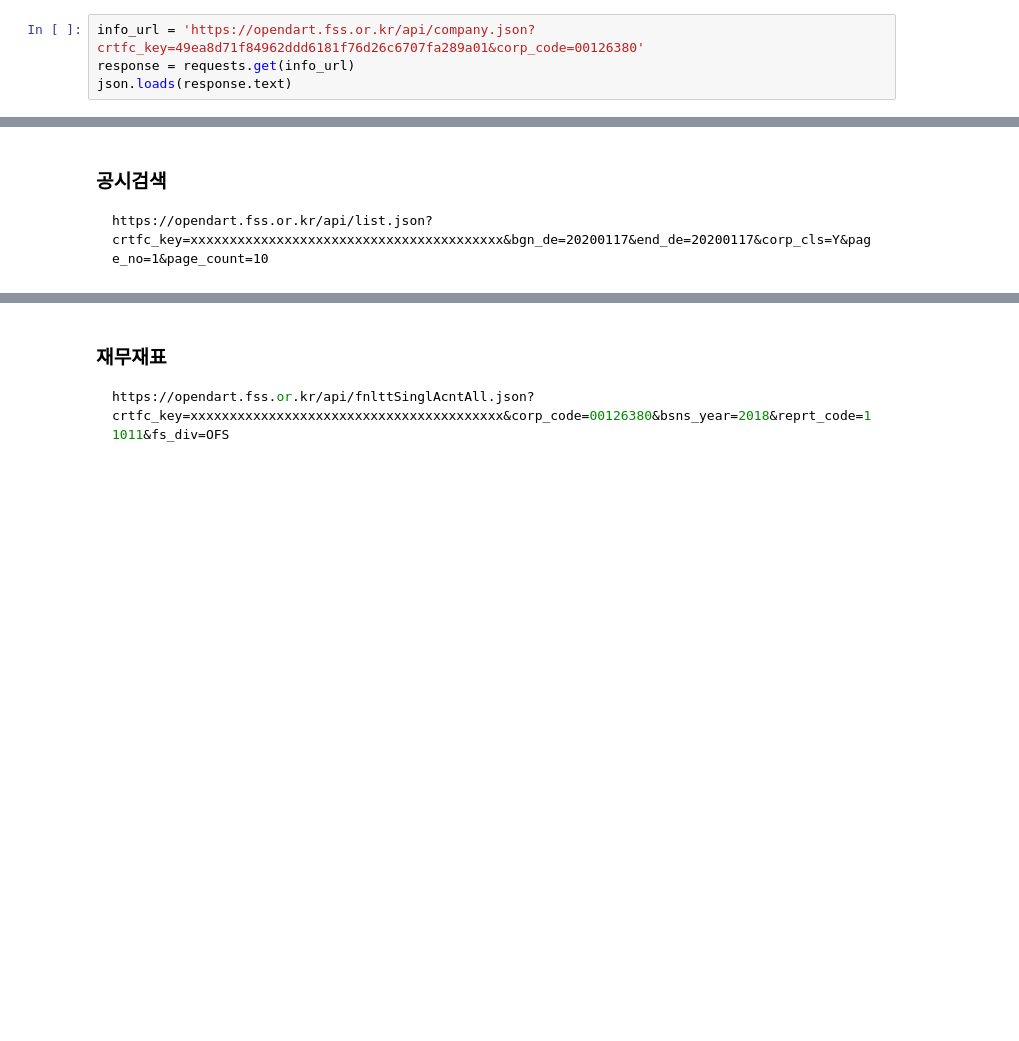
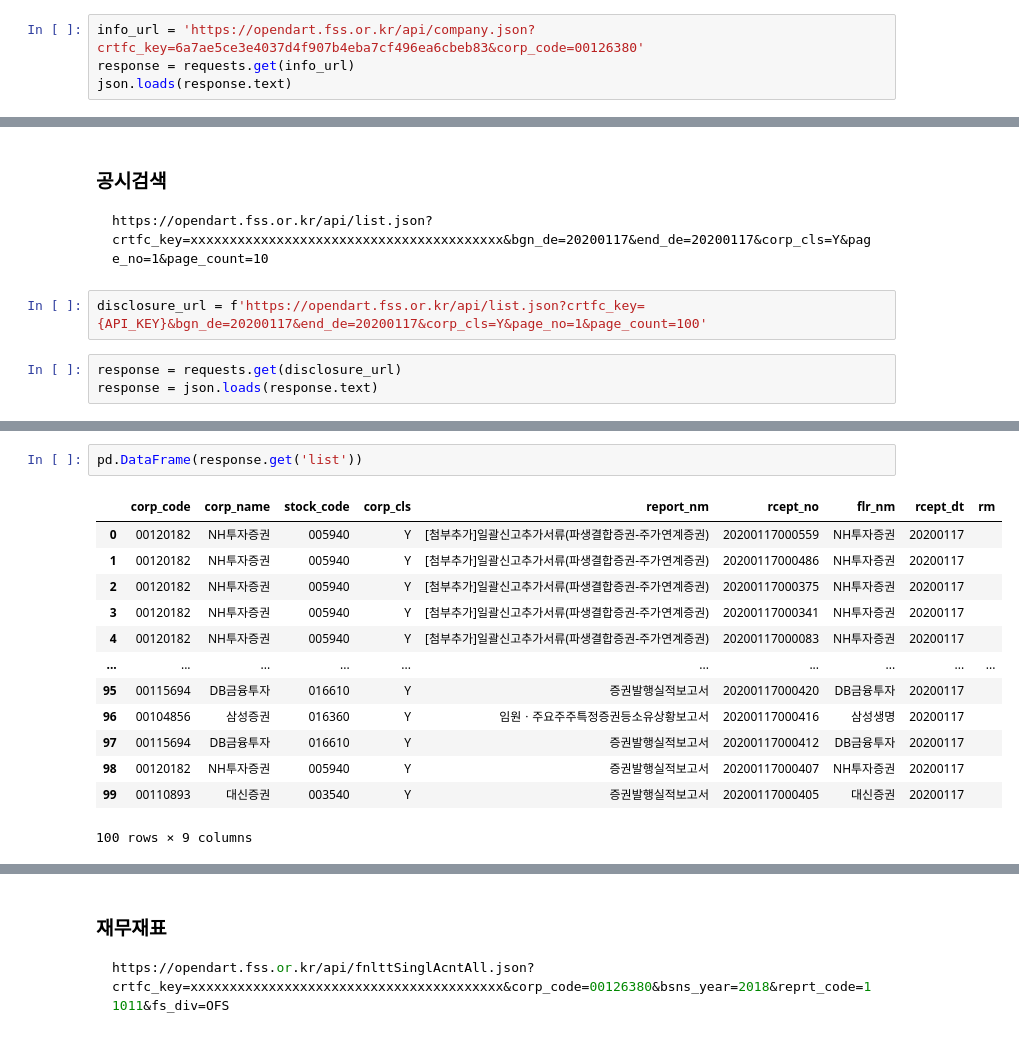
Before and after one commit to jikukjs/BigDataClass, a Jupyter notebook: bigdata 1/day07.ipynb, the cells around one changed output, grey strips where cells are left out. Saved outputs shown, nothing was run; the diff lists cells and outputs as text; blank space fills up the shorter version.

````diff
--- a/bigdata 1/day07.ipynb
+++ b/bigdata 1/day07.ipynb
@@ -43,7 +66,7 @@ API_CODE = '49ea8d71f84962ddd6181f76d26c6707fa289a01'
 https://opendart.fss.or.kr/api/company.json?crtfc_key=xxxxxxxxxxxxxxxxxxxxxxxxxxxxxxxxxxxxxxxx&corp_code=00126380
 ```
 # %%
-info_url = 'https://opendart.fss.or.kr/api/company.json?crtfc_key=49ea8d71f84962ddd6181f76d26c6707fa289a01&corp_code=00126380'
+info_url = 'https://opendart.fss.or.kr/api/company.json?crtfc_key=6a7ae5ce3e4037d4f907b4eba7cf496ea6cbeb83&corp_code=00126380'
 response = requests.get(info_url)
 json.loads(response.text)
 # %% [output]
@@ -72,3 +95,8 @@ json.loads(response.text)
 ```
 https://opendart.fss.or.kr/api/list.json?crtfc_key=xxxxxxxxxxxxxxxxxxxxxxxxxxxxxxxxxxxxxxxx&bgn_de=20200117&end_de=20200117&corp_cls=Y&page_no=1&page_count=10
 ```
+# %%
+disclosure_url = f'https://opendart.fss.or.kr/api/list.json?crtfc_key={API_KEY}&bgn_de=20200117&end_de=20200117&corp_cls=Y&page_no=1&page_count=100'
+# %%
+response = requests.get(disclosure_url)
+response = json.loads(response.text)
@@ -74,0 +128,16 @@ https://opendart.fss.or.kr/api/list.json?crtfc_key=xxxxxxxxxxxxxxxxxxxxxxxxxxxxx
+# %%
+pd.DataFrame(response.get('list'))
+# %% [output]
+|  | corp_code | corp_name | stock_code | corp_cls | report_nm | rcept_no | flr_nm | rcept_dt | rm |
+| 0 | 00120182 | NH투자증권 | 005940 | Y | [첨부추가]일괄신고추가서류(파생결합증권-주가연계증권) | 20200117000559 | NH투자증권 | 20200117 |  |
+| 1 | 00120182 | NH투자증권 | 005940 | Y | [첨부추가]일괄신고추가서류(파생결합증권-주가연계증권) | 20200117000486 | NH투자증권 | 20200117 |  |
+| 2 | 00120182 | NH투자증권 | 005940 | Y | [첨부추가]일괄신고추가서류(파생결합증권-주가연계증권) | 20200117000375 | NH투자증권 | 20200117 |  |
+| 3 | 00120182 | NH투자증권 | 005940 | Y | [첨부추가]일괄신고추가서류(파생결합증권-주가연계증권) | 20200117000341 | NH투자증권 | 20200117 |  |
+| 4 | 00120182 | NH투자증권 | 005940 | Y | [첨부추가]일괄신고추가서류(파생결합증권-주가연계증권) | 20200117000083 | NH투자증권 | 20200117 |  |
+| ... | ... | ... | ... | ... | ... | ... | ... | ... | ... |
+| 95 | 00115694 | DB금융투자 | 016610 | Y | 증권발행실적보고서 | 20200117000420 | DB금융투자 | 20200117 |  |
+| 96 | 00104856 | 삼성증권 | 016360 | Y | 임원ㆍ주요주주특정증권등소유상황보고서 | 20200117000416 | 삼성생명 | 20200117 |  |
+| 97 | 00115694 | DB금융투자 | 016610 | Y | 증권발행실적보고서 | 20200117000412 | DB금융투자 | 20200117 |  |
+| 98 | 00120182 | NH투자증권 | 005940 | Y | 증권발행실적보고서 | 20200117000407 | NH투자증권 | 20200117 |  |
+| 99 | 00110893 | 대신증권 | 003540 | Y | 증권발행실적보고서 | 20200117000405 | 대신증권 | 20200117 |  |
+100 rows × 9 columns
````
Also changed, not shown: parts of 34 cells of this notebook.
